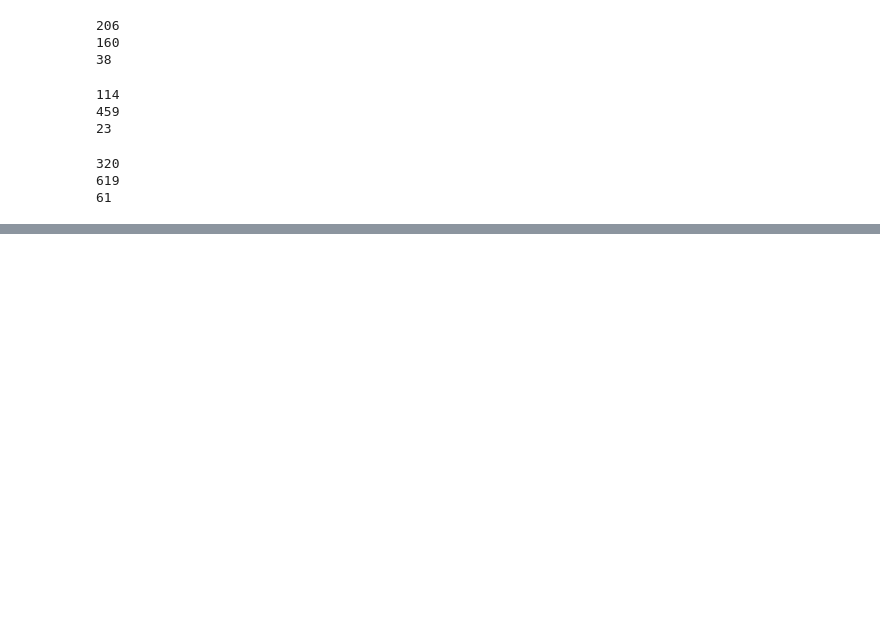
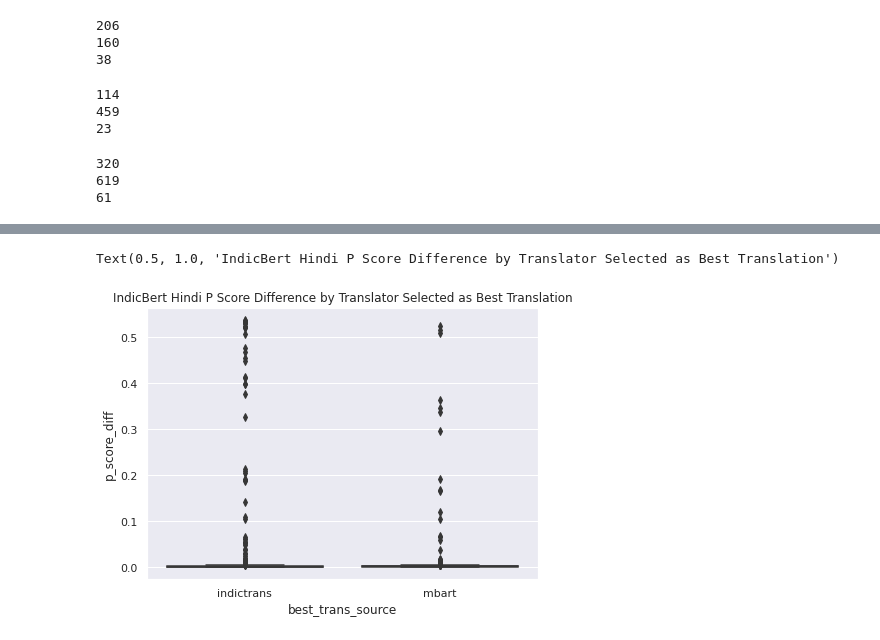
Before and after one commit to bdougall/TranQuality, a Jupyter notebook: IndicBert_cos_edit_eval/IndicBertensemble_hi.ipynb, the cells around one changed output, grey strips where cells are left out. Saved outputs shown, nothing was run; the diff lists cells and outputs as text; code cells hidden in the pictures; blank space fills up the shorter version.

Commit message:
Repushing with analysis of difference in probability scores

```diff
--- a/IndicBert_cos_edit_eval/IndicBertensemble_hi.ipynb
+++ b/IndicBert_cos_edit_eval/IndicBertensemble_hi.ipynb
@@ -344,0 +381,13 @@ print(len(indic_chosen[indic_chosen.editd_chosen == 0]) + len(mbart_chosen[mbart
+# %%
+df['p_score_diff'] = np.where(df.best_trans_source == 'indictrans', df.indictrans_paraphrase_score - df.bart_paraphrase_score, df.bart_paraphrase_score - df.indictrans_paraphrase_score)
+# %%
+# For Hindi, the paraphrase scores of the chosen and not chosen translation are close in probability
+hi_p_diff = df[["best_trans_source", "p_score_diff"]]
+
+# Plot the reshaped values
+sns.set(rc={'figure.figsize':(7,5)})
+sns.boxplot(x = hi_p_diff['best_trans_source'],
+            y = hi_p_diff['p_score_diff'], palette="colorblind").set_title('IndicBert Hindi P Score Difference by Translator Selected as Best Translation')
+# %% [output]
+Text(0.5, 1.0, 'IndicBert Hindi P Score Difference by Translator Selected as Best Translation')
+[figure, added]
```
Also changed, not shown: parts of 3 cells of this notebook, 2 other files.
